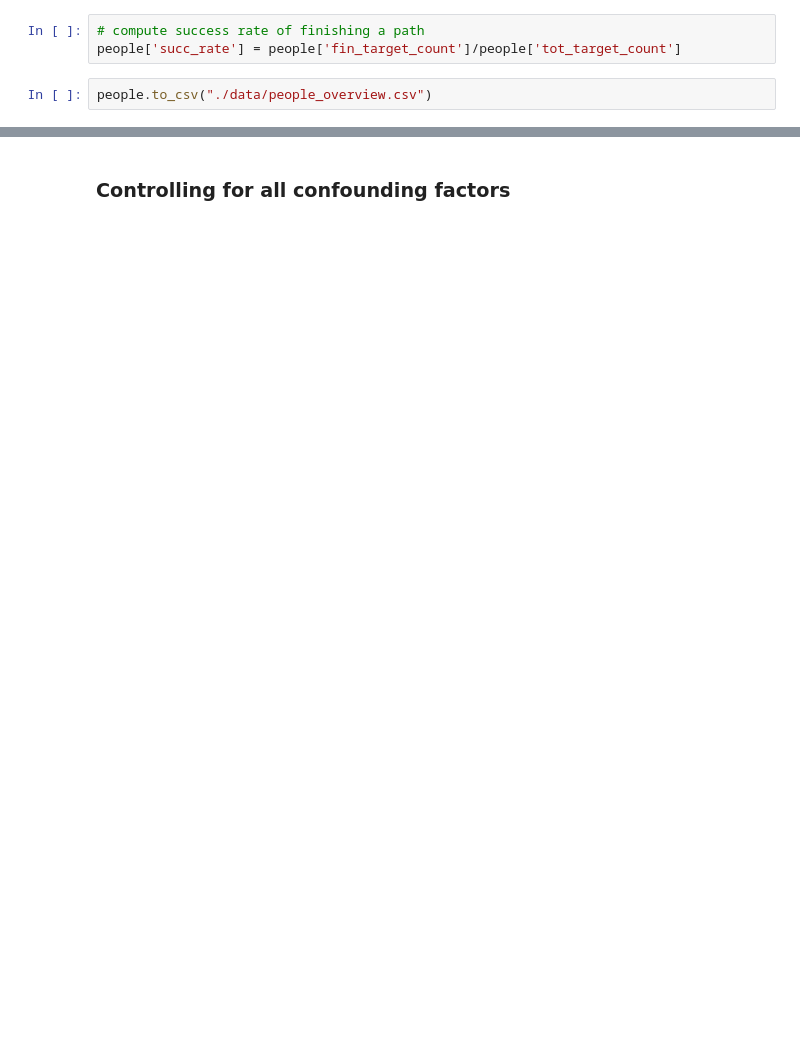
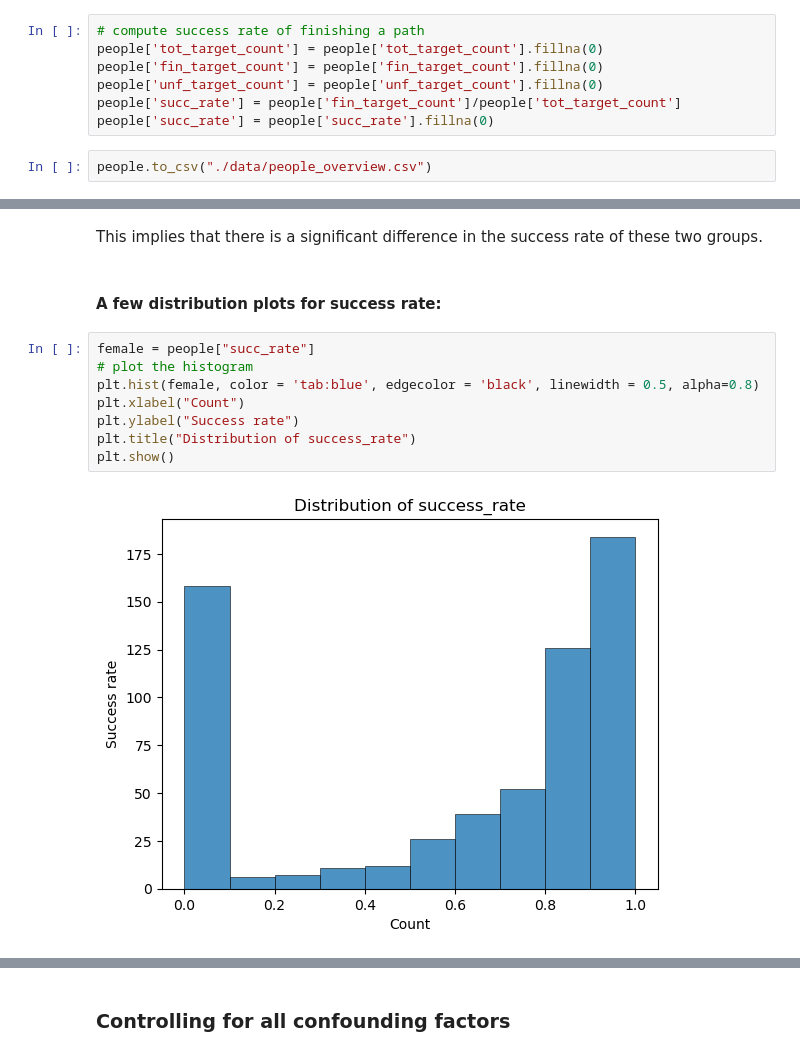
Before and after one commit to epfl-ada/ada-2022-project-metadata, a Jupyter notebook: project.ipynb, the cells around one changed output, grey strips where cells are left out. Drawn from its saved outputs; the diff is of its cells as text; blank space fills up the shorter version.

```diff
--- a/project.ipynb
+++ b/project.ipynb
@@ -313,6 +345,10 @@ people = people.merge(unf_target, how = "left",  left_on = "name", right_index =
 people = people.merge(fin_target, how = "left",  left_on = "name", right_index = True)
 # %%
 # compute success rate of finishing a path
+people['tot_target_count'] = people['tot_target_count'].fillna(0)
+people['fin_target_count'] = people['fin_target_count'].fillna(0)
+people['unf_target_count'] = people['unf_target_count'].fillna(0)
 people['succ_rate'] = people['fin_target_count']/people['tot_target_count']
+people['succ_rate'] = people['succ_rate'].fillna(0)
 # %%
 people.to_csv("./data/people_overview.csv")
@@ -318,0 +468,14 @@ people.to_csv("./data/people_overview.csv")
+# %% [markdown]
+This implies that there is a significant difference in the success rate of these two groups.
+# %% [markdown]
+#### A few distribution plots for success rate:
+# %%
+female = people["succ_rate"]
+# plot the histogram
+plt.hist(female, color = 'tab:blue', edgecolor = 'black', linewidth = 0.5, alpha=0.8)
+plt.xlabel("Count")
+plt.ylabel("Success rate")
+plt.title("Distribution of success_rate")
+plt.show()
+# %% [output]
+[figure, added]
```
Also changed, not shown: parts of 143 cells of this notebook.
